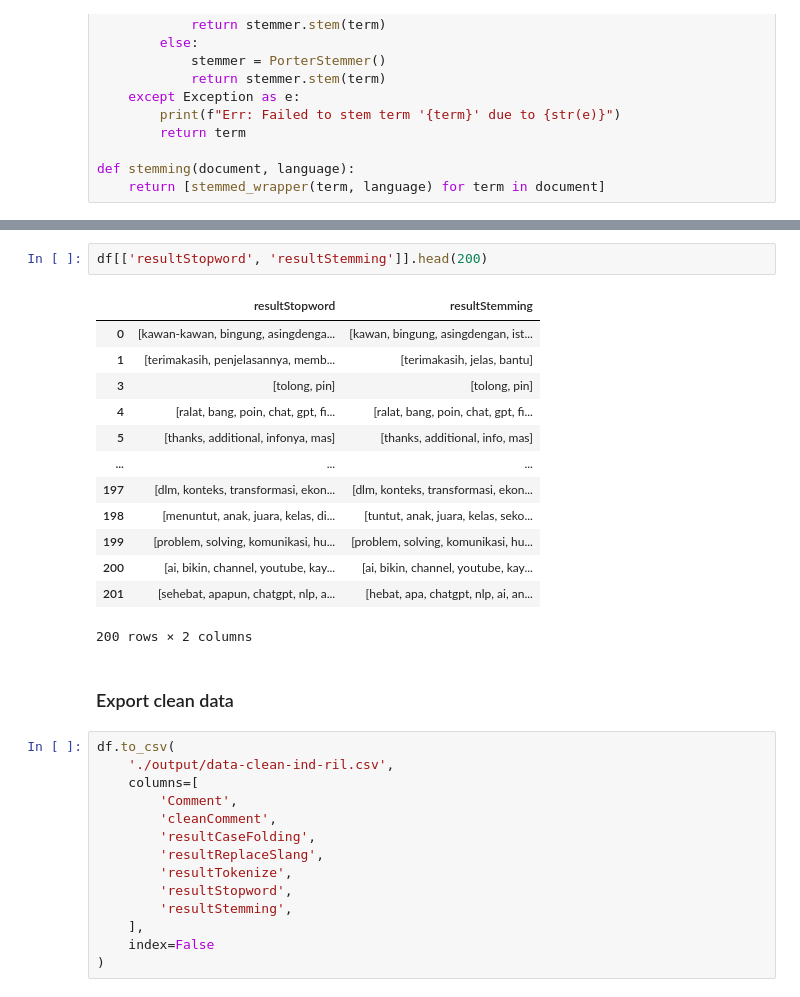
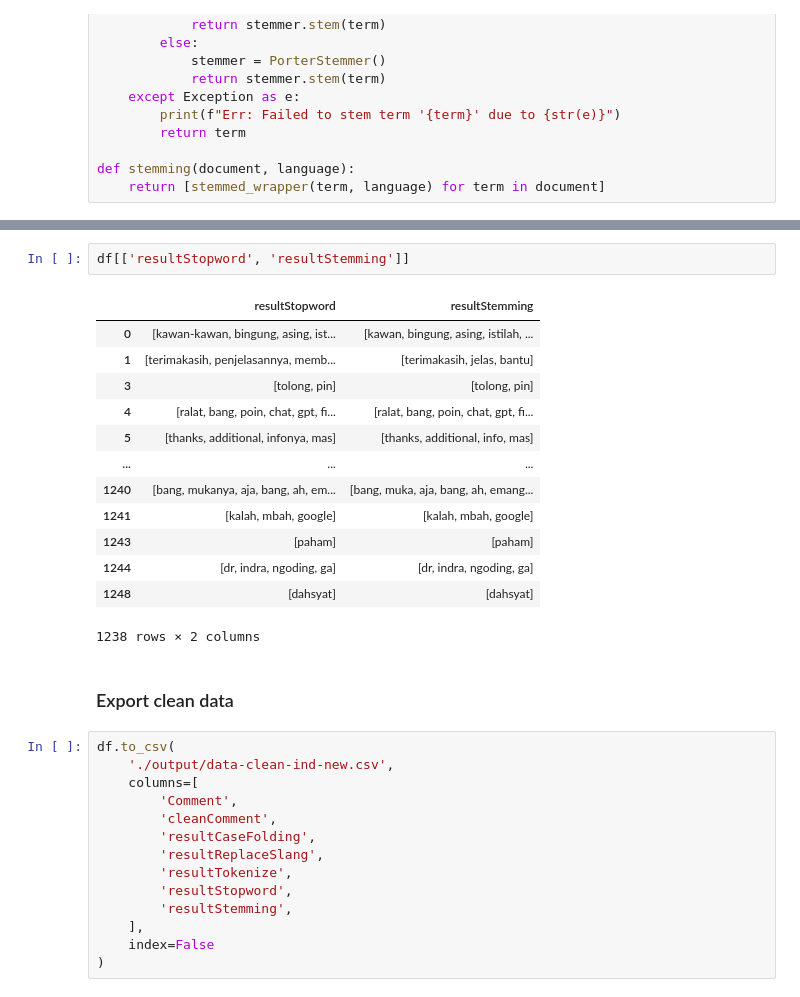
Before and after one commit to ardwiinoo/knn-sentiment-analysis, a Jupyter notebook: cleaning.ipynb, the cells around one changed output, grey strips where cells are left out. Saved outputs shown, nothing was run; the diff lists cells and outputs as text.

Commit message:
adjust cleaning

```diff
--- a/cleaning.ipynb
+++ b/cleaning.ipynb
@@ -277,24 +268,24 @@ See the caveats in the documentation: https://pandas.pydata.org/pandas-docs/stab
 # %%
-df[['resultStopword', 'resultStemming']].head(200)
+df[['resultStopword', 'resultStemming']]
 # %% [output]
 |  | resultStopword | resultStemming |
-| 0 | [kawan-kawan, bingung, asingdenga... | [kawan, bingung, asingdengan, ist... |
+| 0 | [kawan-kawan, bingung, asing, ist... | [kawan, bingung, asing, istilah, ... |
 | 1 | [terimakasih, penjelasannya, memb... | [terimakasih, jelas, bantu] |
 | 3 | [tolong, pin] | [tolong, pin] |
 | 4 | [ralat, bang, poin, chat, gpt, fi... | [ralat, bang, poin, chat, gpt, fi... |
 | 5 | [thanks, additional, infonya, mas] | [thanks, additional, info, mas] |
 | ... | ... | ... |
-| 197 | [dlm, konteks, transformasi, ekon... | [dlm, konteks, transformasi, ekon... |
-| 198 | [menuntut, anak, juara, kelas, di... | [tuntut, anak, juara, kelas, seko... |
-| 199 | [problem, solving, komunikasi, hu... | [problem, solving, komunikasi, hu... |
-| 200 | [ai, bikin, channel, youtube, kay... | [ai, bikin, channel, youtube, kay... |
-| 201 | [sehebat, apapun, chatgpt, nlp, a... | [hebat, apa, chatgpt, nlp, ai, an... |
+| 1240 | [bang, mukanya, aja, bang, ah, em... | [bang, muka, aja, bang, ah, emang... |
+| 1241 | [kalah, mbah, google] | [kalah, mbah, google] |
+| 1243 | [paham] | [paham] |
+| 1244 | [dr, indra, ngoding, ga] | [dr, indra, ngoding, ga] |
+| 1248 | [dahsyat] | [dahsyat] |
-200 rows × 2 columns
+1238 rows × 2 columns
 # %% [markdown]
 ### Export clean data
 # %%
 df.to_csv(
-    './output/data-clean-ind-ril.csv',
+    './output/data-clean-ind-new.csv',
     columns=[
         'Comment',
         'cleanComment',
```
Also changed, not shown: parts of 5 cells of this notebook.
